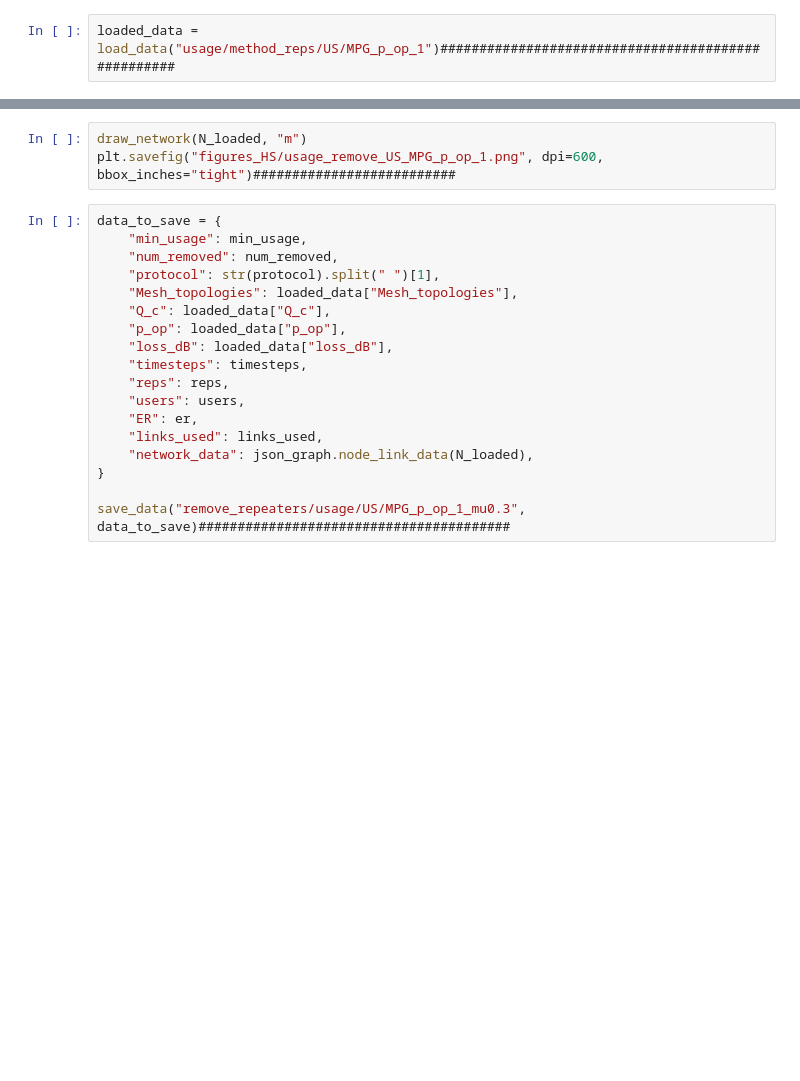
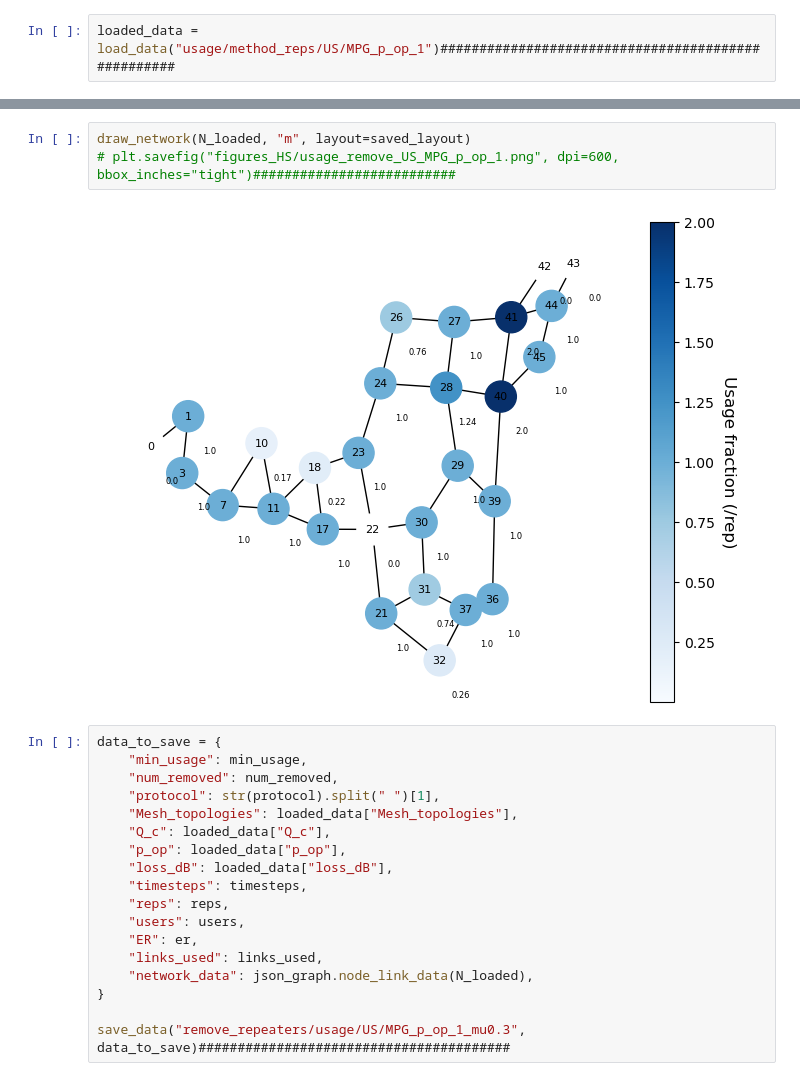
Before and after one commit to 1273758078/quantum_repeaters_HS, a Jupyter notebook: usage_HS.ipynb, the cells around one changed output, grey strips where cells are left out. Cells and saved outputs as stored; diff of their text form; blank space fills up the shorter version.

```diff
--- a/usage_HS.ipynb
+++ b/usage_HS.ipynb
@@ -368,6 +450,8 @@ print(er)
 # %%
-draw_network(N_loaded, "m")
-plt.savefig("figures_HS/usage_remove_US_MPG_p_op_1.png", dpi=600, bbox_inches="tight")##########################
+draw_network(N_loaded, "m", layout=saved_layout)
+# plt.savefig("figures_HS/usage_remove_US_MPG_p_op_1.png", dpi=600, bbox_inches="tight")##########################
+# %% [output]
+[figure, added]
 # %%
 data_to_save = {
     "min_usage": min_usage,
```
Also changed, not shown: parts of 7 cells of this notebook.
